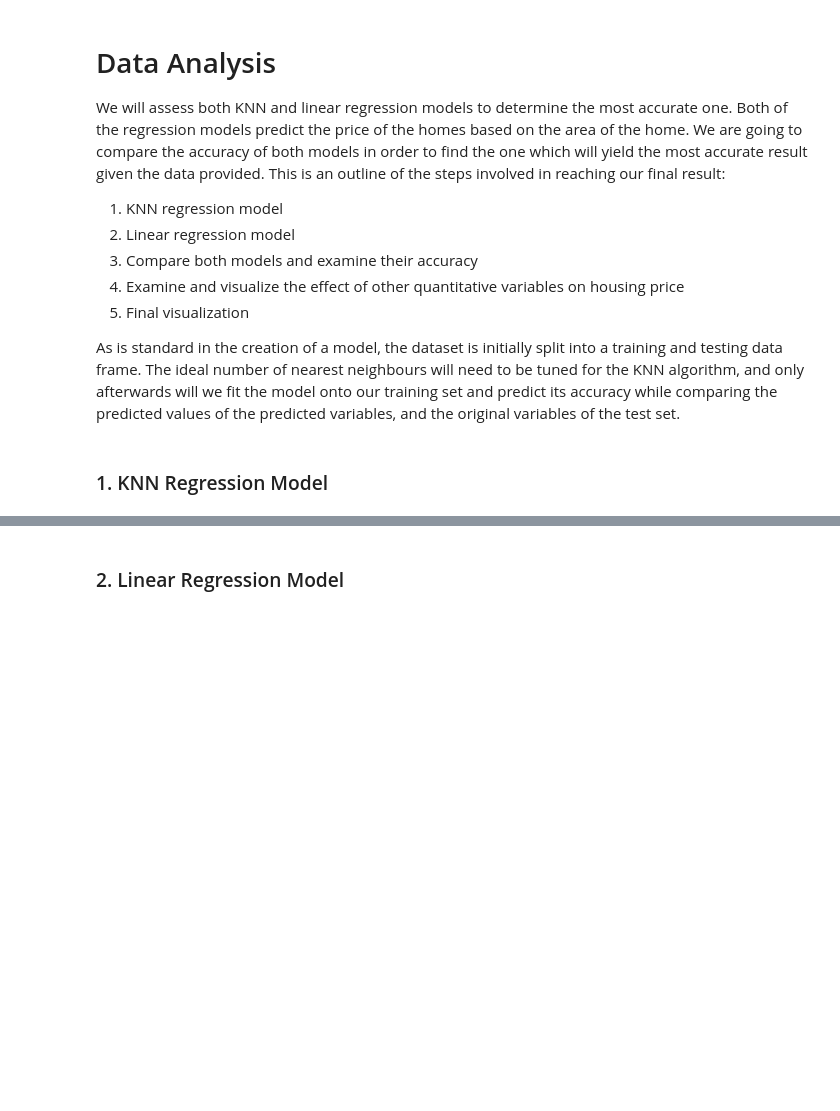
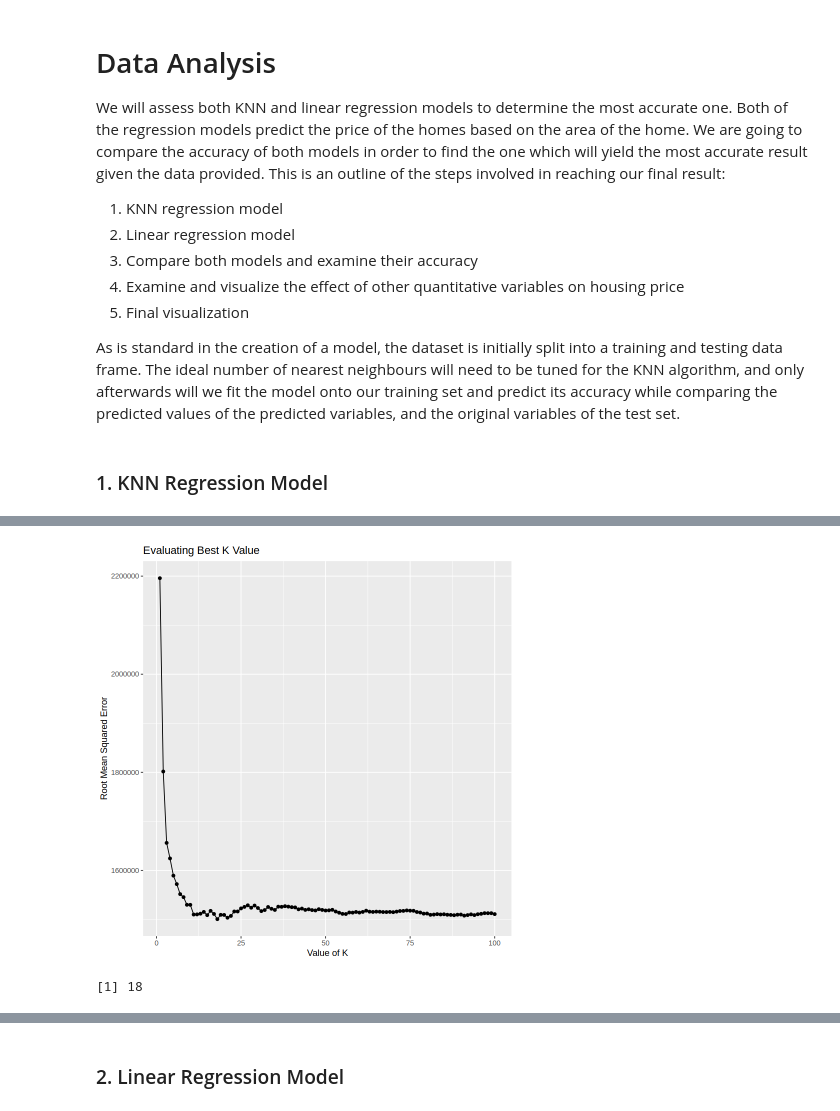
Before and after one commit to chwu01/DSCI-Group-Project, a Jupyter notebook: Final Project (with outline) .ipynb, the cells around one changed output, grey strips where cells are left out. Drawn from its saved outputs; the diff is of its cells as text; code cells hidden in the pictures; blank space fills up the shorter version.

Commit message:
Big changes to KNN regression, added a second model

```diff
--- a/Final Project (with outline) .ipynb
+++ b/Final Project (with outline) .ipynb
@@ -269,0 +321,20 @@ A tibble: 5 × 3
+# %%
+set.seed(2023)
+
+knn_recipe_area_only <- recipe(price ~ area,
+                     data = housing_train) |>
+    step_scale(all_predictors()) |>
+    step_center(all_predictors())
+
+knn_vfold <- vfold_cv(housing_train, v = 5, strata = price)
+gridvals <- tibble(neighbors = seq(1, 100))
+
+knn_fit_area_only <- workflow() |>
+    add_recipe(knn_recipe_area_only) |>
+    add_model(knn_spec)
+
+knn_results_area_only <- knn_fit_area_only |>
+    tune_grid(resamples = knn_vfold, grid = gridvals) |>
+    collect_metrics()
+
+knn_results_area_only
@@ -269,0 +352,23 @@ A tibble: 5 × 3
+# %%
+knn_plot_area_only <- knn_results_area_only |>
+    filter(.metric == "rmse") |>
+    select(neighbors, .metric, mean) |>
+    ggplot(aes(x = neighbors, y = mean)) +
+    geom_line() +
+    geom_point() +
+    labs(x = "Value of K", y = "Root Mean Squared Error") +
+    ggtitle("Evaluating Best K Value")
+
+knn_plot_area_only
+# %% [output]
+[figure, added]
+# %%
+# Checking for lowest RMSPE
+knn_min_area_only <- knn_results_area_only |>
+   filter(.metric == "rmse") |>
+   slice_min(mean, n = 1) |>
+   pull(neighbors)
+
+knn_min_area_only
+# %% [output]
+[1] 18
```
Also changed, not shown: parts of 24 cells of this notebook.
